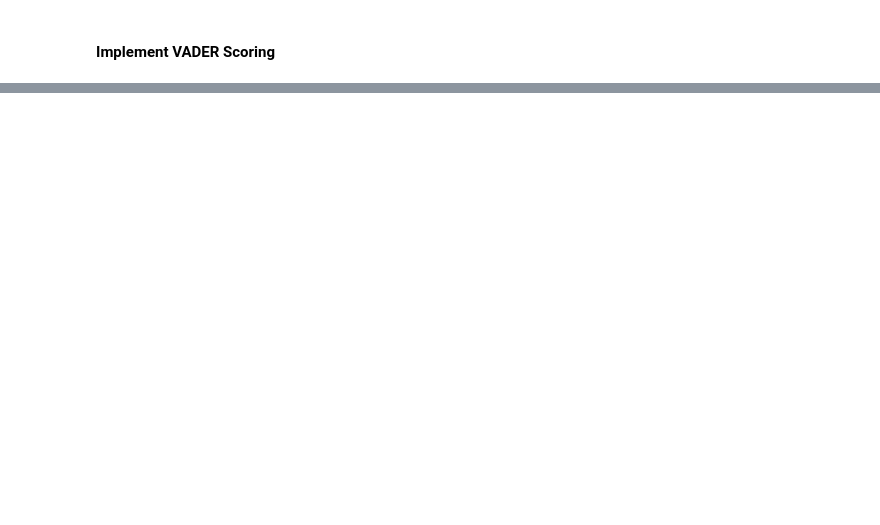
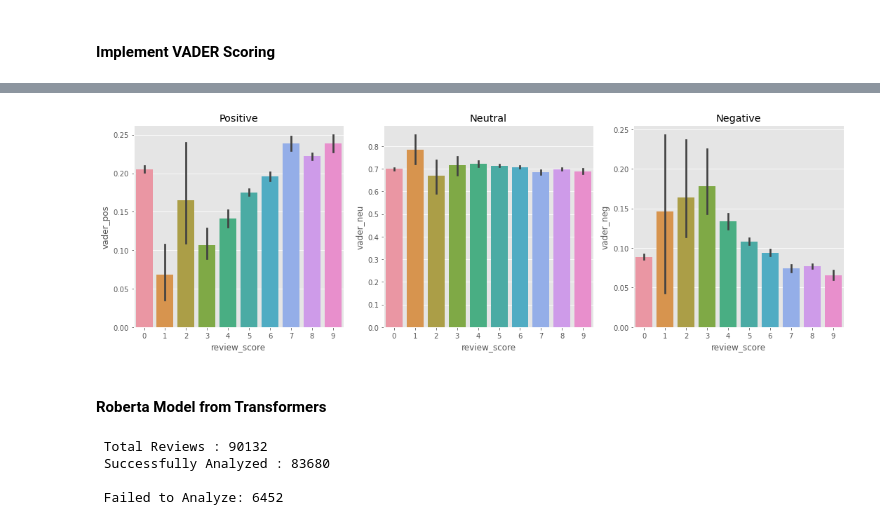
Before and after one commit to EdwinVIII/dataknights_project, a Jupyter notebook: Sentiment Analysis.ipynb, the cells around one changed output, grey strips where cells are left out. Cells and saved outputs as stored; diff of their text form; code cells hidden in the pictures; blank space fills up the shorter version.

```diff
--- a/Sentiment Analysis.ipynb
+++ b/Sentiment Analysis.ipynb
@@ -166,0 +415,14 @@ df_GameStats.head()
+# %%
+fig,axis = plt.subplots(1,3, figsize = (15,5))
+sns.barplot(data = df_GameStats, x = 'review_score', y = 'vader_pos', ax= axis[0] )
+sns.barplot(data = df_GameStats, x = 'review_score', y = 'vader_neu', ax= axis[1] )
+sns.barplot(data = df_GameStats, x = 'review_score', y = 'vader_neg', ax= axis[2] )
+axis[0].set_title('Positive')
+axis[1].set_title('Neutral')
+axis[2].set_title('Negative')
+plt.tight_layout()
+plt.show()
+# %% [output]
+[figure, added]
+# %% [markdown]
+#### Roberta Model from Transformers
@@ -166,0 +441,24 @@ df_GameStats.head()
+# %%
+#Store Polarity score for reoberta in dictionary
+dict_roberta = {}
+
+#Reset counter and error dictionary
+counter = 0
+dict_errors.clear()
+
+#Loop through reviews to calculate sentiment with roberta
+for i, row in tqdm(df_review.iterrows(), total=reviewCount):
+    try:
+        dict_roberta[row['reviewid']] = roberta_score(row['review'])
+    except Exception as e:
+        counter += 1
+        dict_errors[row['reviewid']] = str(e)
+
+print(f" Total Reviews : {reviewCount}\n Successfully Analyzed : {reviewCount - counter}\n ")
+if counter >0 :
+    print(f"Failed to Analyze: {counter}")
+# %% [output]
+ Total Reviews : 90132
+ Successfully Analyzed : 83680
+
+ Failed to Analyze: 6452
```
Also changed, not shown: parts of 32 cells of this notebook.
